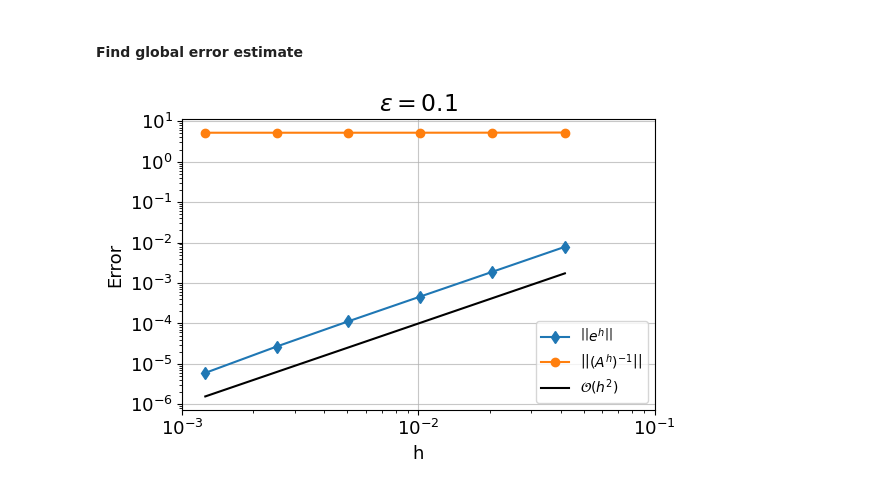
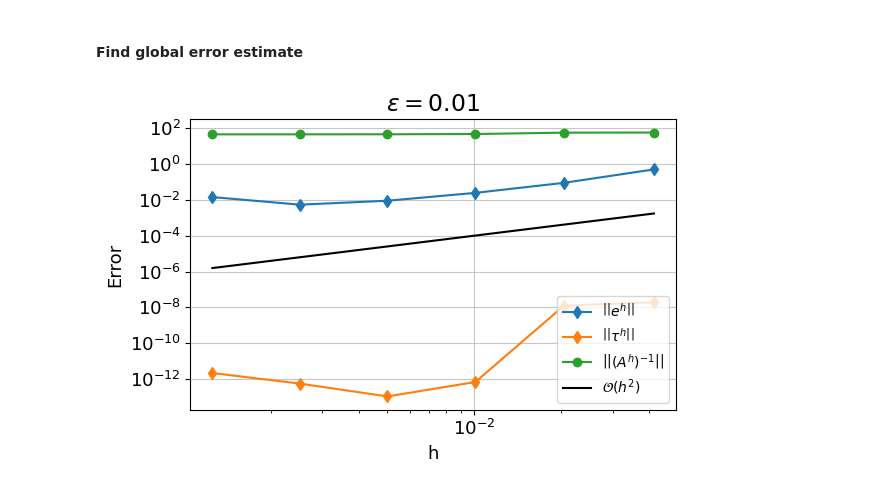
Before and after one commit to BastianValhoj/02687, a Jupyter notebook: assignment1/exercise2.ipynb, the cells around one changed output. Saved outputs shown, nothing was run; the diff lists cells and outputs as text; code cells hidden in the pictures.

```diff
--- a/assignment1/exercise2.ipynb
+++ b/assignment1/exercise2.ipynb
@@ -335,13 +335,17 @@ def Newton(u0, epsilon, max_iter, kwargs, tol):
 
         # Update U^[k+1] = U^[k] + DeltaU
         U = U + DeltaU
+        print(f"||F||_oo: {splinalg.norm(F):.3e}")
 
         # Compute error : || DeltaU ||_{oo} < tol and break if converged
-        rel_err = linalg.norm(DeltaU, np.inf)
+        rel_err = splinalg.norm(F, np.inf) / splinalg.norm(F0, np.inf)
         if (rel_err < tol) and (i+1 != max_iter):
             print() # avoid overwriting the Loop counter
             print(f"## Converged   : {rel_err:.3e} < tolerance")
             break
+        elif i+1 == max_iter:
+            print()
+            print("did not converge...........")
     print()
     return U, J, F
 # %% [markdown]
@@ -389,7 +393,7 @@ epsilon_list = [1, 0.1, 0.01, 0.001]
 for i, epsilon in enumerate(epsilon_list):
     ax = ax.flatten() # flatten array: [[1, 2], [a, b]] --> [1, 2, a, b]
     print(f"{epsilon = }")
-    y, *_ = Newton(u_init(ts, epsilon), epsilon, 3000, kwargs, tol=1e-12) # Run Newtons method
+    y, *_ = Newton(u_init(ts, epsilon), epsilon, 3000, kwargs, tol=1e-6) # Run Newtons method
     ax[i].plot(ts, y, "r-", label="FDM", lw=2.5)
     ax[i].plot(ts, u_init(ts, epsilon), "k--", label=f"initial guess", lw=3)
     ax[i].set_yticks([-1, -0.5, 0, 0.5, 1, 1.5])
@@ -433,7 +439,7 @@ Running loop   :       5/3,000
 # %%
 a, b = 0, 1
 alpha, beta = -1, 1.5
-epsilon = 0.1
+epsilon = 0.01
 
 KWARGS = {
     "a": 0,
@@ -449,7 +455,7 @@ for N in N_list:
     print(f"{N = }")
     KWARGS["N"] = N
     KWARGS["ts"] = np.linspace(KWARGS["a"], KWARGS["b"], num=KWARGS["N"], endpoint=True)
-    KWARGS["h"] = np.abs(KWARGS["ts"][0] - KWARGS["ts"][1])
+    KWARGS["h"] = np.abs(KWARGS["b"] - KWARGS["a"]) / (N-1)
     u_h, A_h, tau_h = Newton(u0=u_init(KWARGS["ts"], epsilon),
                  epsilon=epsilon, max_iter=500, kwargs=KWARGS, tol=1e-8)
 
@@ -542,19 +546,21 @@ tau_norms = []
 A_inv_norms = []
 for i, (h, t_h, u_h, A_h, tau_h) in enumerate(solutions[:-1]):
     hs.append(h)
-    tau_norm = splinalg.norm(tau_h, np.inf)
+    tau_norm = linalg.norm(tau_h.toarray().flatten(), np.inf)
+    # print(f"{tau_h.toarray().flatten().shape = }")
     tau_norms.append(tau_norm)
 
     # Get inverse by LU-factoriation
     lu = splinalg.splu(A_h)
-    A_inv_norm = linalg.norm(lu.solve(np.eye(A_h.shape[0])), np.inf)
+    A_inv = lu.solve(np.eye(A_h.shape[0]))
+    A_inv_norm = linalg.norm(A_inv, np.inf)
     A_inv_norms.append(A_inv_norm)
 
-    # indices = np.searchsorted(ts_ref, ts_h)
-    # u_sor = u_ref[indices]
+    indices = np.searchsorted(t_ref, t_h)
+    u_sor = u_ref[indices]
 
     u_interp = np.interp(t_h, t_ref, u_ref)
-    err = linalg.norm(u_h - u_interp, np.inf)
+    err = linalg.norm(u_h - u_sor, np.inf)
     error_vec.append(err)
 
 hs = np.array(hs)
@@ -564,20 +570,20 @@ A_inv_norms = np.array(A_inv_norms)
 # %%
 fig, ax = plt.subplots(1, 1, figsize=(6, 4))
 ax.loglog(hs, error_vec, "d-", label=r"$\left|\left|e^h\right|\right|$")
-# ax.loglog(hs, tau_norms, "d-", label=r"$\left|\left|\tau^h\right|\right|$")
+ax.plot(hs, tau_norms, "d-", label=r"$\left|\left|\tau^h\right|\right|$")
 ax.loglog(hs, A_inv_norms, "o-", label=r"$\left|\left|\left(A^h\right)^{-1}\right|\right|$")
 ax.loglog(hs, hs**2, "k-", label=r"$\mathcal{O}(h^2)$", )
 ax.set_title(rf"$\epsilon = {epsilon}$", size=LABELSIZE)
 ax.set_ylabel("Error", size=LABELSIZE-2)
 ax.set_xlabel("h", size=LABELSIZE-2)
-ax.set_xticks([1e-3, 1e-2, 1e-1])
+# ax.set_xticks([1e-3, 1e-2, 1e-1])
 plot_params(ax, "", fr"$\epsilon = {epsilon}$", LABELSIZE)
 fig.tight_layout()
 
 file_name = f"ex_2a.b_GEE_eps_{epsilon}.png"
 fig.savefig(figures_dir / file_name, transparent=False)
 # %% [output]
-[figure, old version]
+[figure, new version]
 # %%
 orders = [np.log2(error_vec[i] / error_vec[i+1]) for i in range(len(error_vec) - 1)]
 fig, ax = plt.subplots(1, 2, figsize=(10, 4))
```
Also changed, not shown: parts of 4 cells of this notebook.
